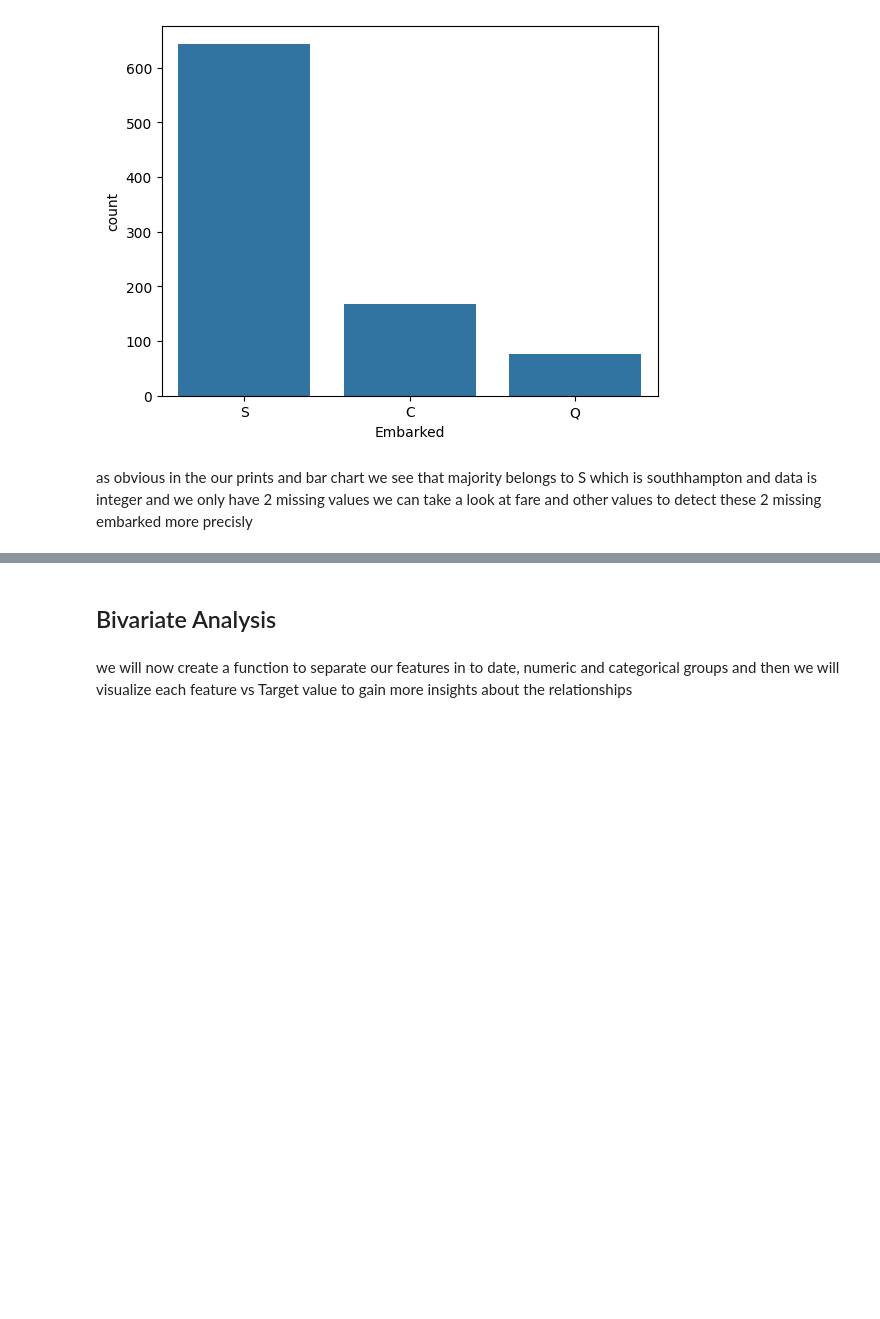
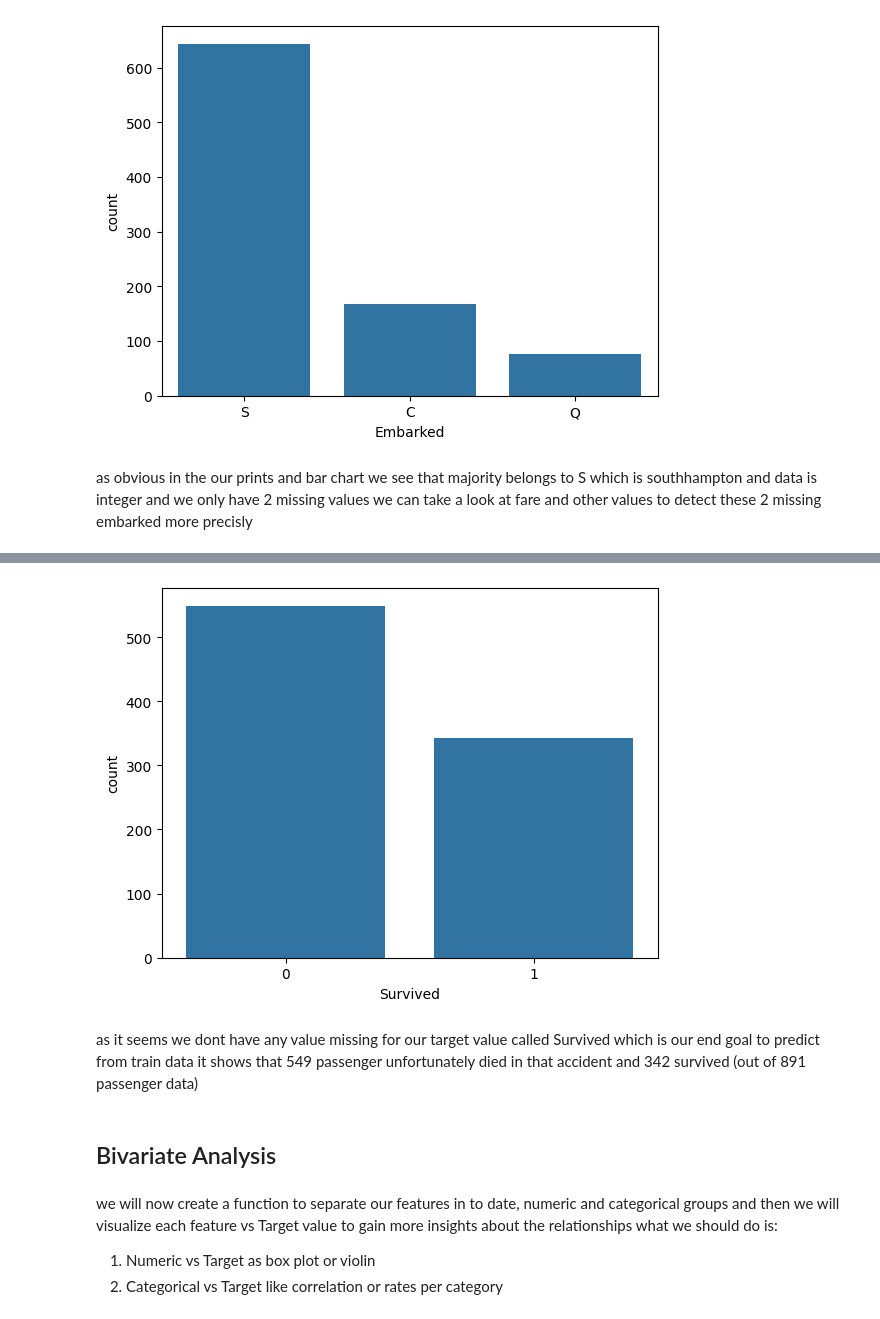
Before and after one commit to parhamvz73/Machine-Learning, a Jupyter notebook: Titanic_classification.ipynb, the cells around one changed output, grey strips where cells are left out. Saved outputs shown, nothing was run; the diff lists cells and outputs as text; code cells hidden in the pictures; blank space fills up the shorter version.

```diff
--- a/Titanic_classification.ipynb
+++ b/Titanic_classification.ipynb
@@ -837,4 +874,16 @@ we can take a look at fare and other values to detect these 2 missing embarked m
+# %%
+sns.countplot(x="Survived", data=df)
+plt.show()
+# %% [output]
+[figure, added]
+# %% [markdown]
+as it seems we dont have any value missing for our target value called Survived which is our end goal to predict
+from train data it shows that 549 passenger unfortunately died in that accident and 342 survived (out of 891 passenger data)
 # %% [markdown]
 ## Bivariate Analysis
 # %% [markdown]
 we will now create a function to separate our features in to date, numeric and categorical groups and then we will visualize each feature vs Target value to gain more insights about the relationships
+what we should do is:
+
+1. Numeric vs Target as box plot or violin
+2. Categorical vs Target like correlation or rates per category
```
Also changed, not shown: parts of 37 cells of this notebook.
